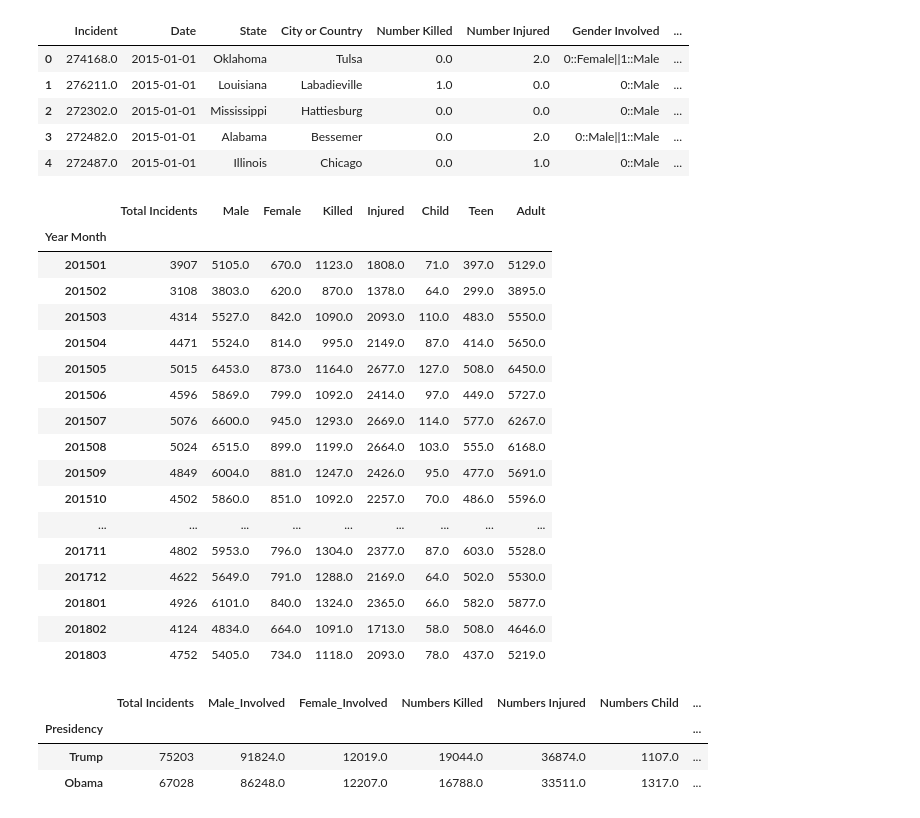
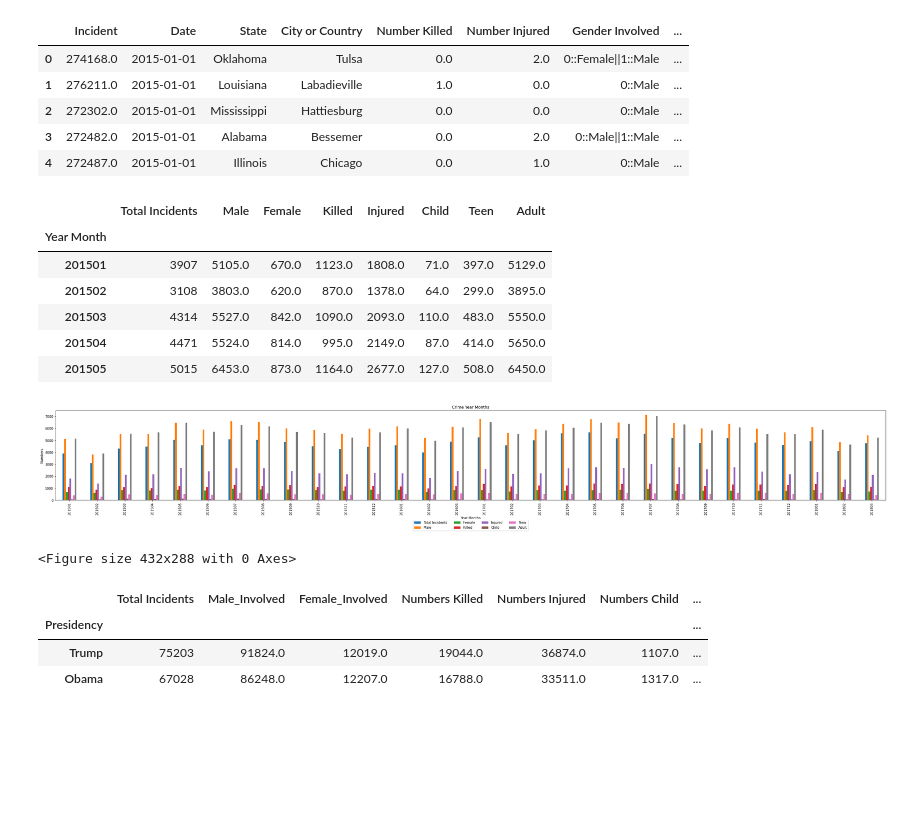
Before and after one commit to KimchiKoala/UCI-Project-1_Group8, a Jupyter notebook: Crime_Data.ipynb, the cells around one changed output. Drawn from its saved outputs; the diff is of its cells as text; code cells hidden in the pictures; blank space fills up the shorter version.

```diff
--- a/Crime_Data.ipynb
+++ b/Crime_Data.ipynb
@@ -142,45 +145,52 @@ re_Crime.head()
 # Summary by months - for graphs
 Total_Incident = re_Crime.groupby("Year Month").count()['Incident']
 killed = re_Crime.groupby(["Year Month"]).sum()["Number Killed"]
 injured = re_Crime.groupby(["Year Month"]).sum()["Number Injured"]
 male = re_Crime.groupby(["Year Month"]).sum()["Male"]
 female = re_Crime.groupby(["Year Month"]).sum()["Female"]
 child = re_Crime.groupby(["Year Month"]).sum()["Child 0-11"]
 teen = re_Crime.groupby(["Year Month"]).sum()["Teen 12-17"]
 adult = re_Crime.groupby(["Year Month"]).sum()["Adult 18+"]
 
 
 summary_months = pd.DataFrame({
 
                              "Total Incidents":Total_Incident,
                               "Male":male,
                               "Female":female,
                               "Killed":killed,
                               "Injured":injured,
                               "Child":child,
                               "Teen":teen,
                               "Adult":adult
                              })
-summary_months
+summary_months.head()
 # %% [output]
 |  | Total Incidents | Male | Female | Killed | Injured | Child | Teen | Adult |
 | Year Month |  |  |  |  |  |  |  |  |
 | 201501 | 3907 | 5105.0 | 670.0 | 1123.0 | 1808.0 | 71.0 | 397.0 | 5129.0 |
 | 201502 | 3108 | 3803.0 | 620.0 | 870.0 | 1378.0 | 64.0 | 299.0 | 3895.0 |
 | 201503 | 4314 | 5527.0 | 842.0 | 1090.0 | 2093.0 | 110.0 | 483.0 | 5550.0 |
 | 201504 | 4471 | 5524.0 | 814.0 | 995.0 | 2149.0 | 87.0 | 414.0 | 5650.0 |
 | 201505 | 5015 | 6453.0 | 873.0 | 1164.0 | 2677.0 | 127.0 | 508.0 | 6450.0 |
-| 201506 | 4596 | 5869.0 | 799.0 | 1092.0 | 2414.0 | 97.0 | 449.0 | 5727.0 |
-| 201507 | 5076 | 6600.0 | 945.0 | 1293.0 | 2669.0 | 114.0 | 577.0 | 6267.0 |
-| 201508 | 5024 | 6515.0 | 899.0 | 1199.0 | 2664.0 | 103.0 | 555.0 | 6168.0 |
-| 201509 | 4849 | 6004.0 | 881.0 | 1247.0 | 2426.0 | 95.0 | 477.0 | 5691.0 |
-| 201510 | 4502 | 5860.0 | 851.0 | 1092.0 | 2257.0 | 70.0 | 486.0 | 5596.0 |
-| ... | ... | ... | ... | ... | ... | ... | ... | ... |
-| 201711 | 4802 | 5953.0 | 796.0 | 1304.0 | 2377.0 | 87.0 | 603.0 | 5528.0 |
-| 201712 | 4622 | 5649.0 | 791.0 | 1288.0 | 2169.0 | 64.0 | 502.0 | 5530.0 |
-| 201801 | 4926 | 6101.0 | 840.0 | 1324.0 | 2365.0 | 66.0 | 582.0 | 5877.0 |
-| 201802 | 4124 | 4834.0 | 664.0 | 1091.0 | 1713.0 | 58.0 | 508.0 | 4646.0 |
-| 201803 | 4752 | 5405.0 | 734.0 | 1118.0 | 2093.0 | 78.0 | 437.0 | 5219.0 |
+# %%
+#graph
+# Pandas can also plot multiple columns if the DataFrame includes them
+
+
+multi_plot = summary_months.plot(kind="bar", figsize=(45,5))
+multi_plot.legend(loc=9, bbox_to_anchor=(0.5, -0.2), ncol=4)
+
+# Plot x and y labels and title
+plt.title('Crime Year Months')
+plt.xlabel('Year Months')
+plt.ylabel('Numbers')
+
+plt.show()
+plt.tight_layout()
+# %% [output]
+[figure, added]
+<Figure size 432x288 with 0 Axes>
 # %%
 # Summary Obama
 re_Crime_df= re_Crime.loc[(re_Crime["Presidency"] == 'Obama')]
```
Also changed, not shown: parts of 3 cells of this notebook, 1 other file.
